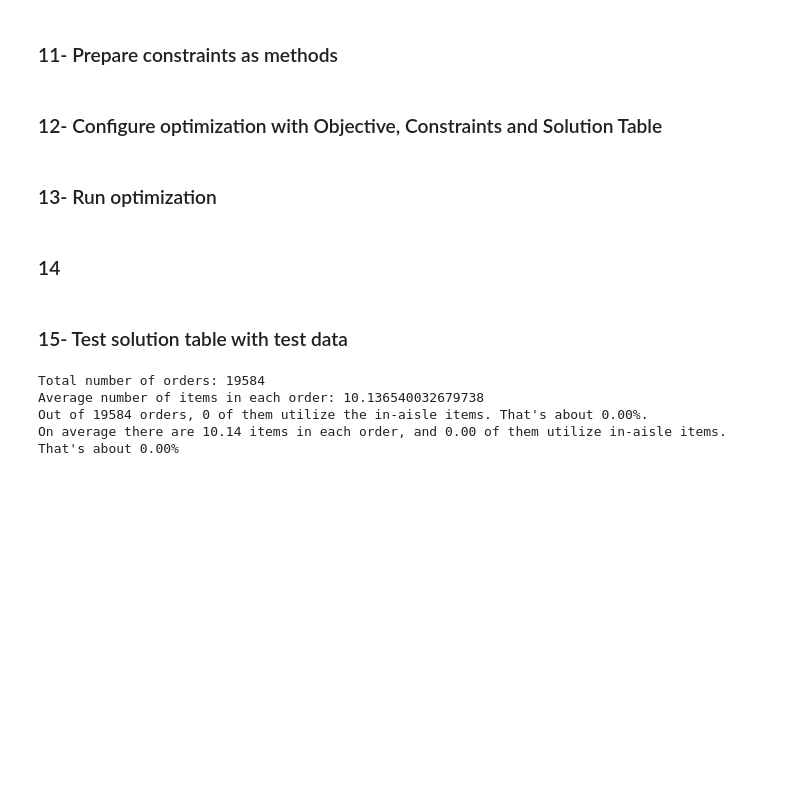
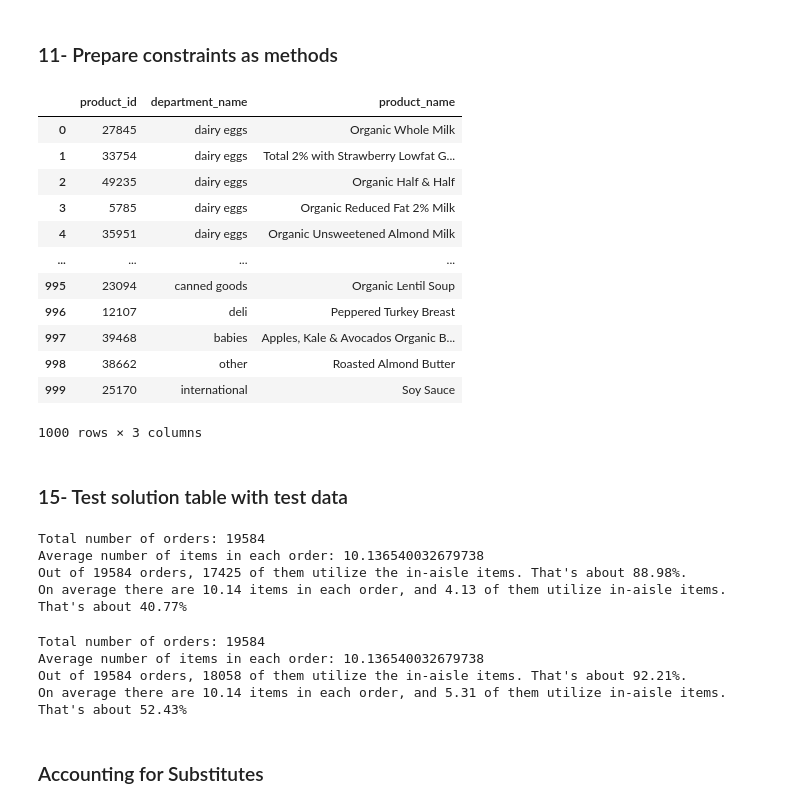
Before and after one commit to visilvestre/mma-datathon-2023, a Jupyter notebook: solution2.ipynb, the cells around one changed output. Drawn from its saved outputs; the diff is of its cells as text; code cells hidden in the pictures; blank space fills up the shorter version.

```diff
--- a/solution2.ipynb
+++ b/solution2.ipynb
@@ -52,6 +49,10 @@ warnings.filterwarnings('ignore')
 mma_test = pd.read_csv('data/processed/to_optimizer/mma_test.csv')
 mma_train = pd.read_csv('data/processed/to_optimizer/mma_train.csv')
 solution_df = pd.read_csv('data/processed/to_optimizer/solution_df.csv')
+# %%
+selected = pd.read_csv('data/results/selections.csv')
+substitutes = pd.read_csv('data/results/substitutes.csv')
+selected_nosubstitute = pd.read_csv('data/results/selections_nosubstitute.csv')
 # %% [markdown]
 ### 10- Prepare objective function as a method
 # %%
@@ -102,12 +103,22 @@ def selections_constraint(df):
         return True
     else:
         return False
-# %% [markdown]
-### 12- Configure optimization with Objective, Constraints and Solution Table
-# %% [markdown]
-### 13- Run optimization
-# %% [markdown]
-### 14
+# %%
+selected
+# %% [output]
+|  | product_id | department_name | product_name |
+| 0 | 27845 | dairy eggs | Organic Whole Milk |
+| 1 | 33754 | dairy eggs | Total 2% with Strawberry Lowfat G... |
+| 2 | 49235 | dairy eggs | Organic Half & Half |
+| 3 | 5785 | dairy eggs | Organic Reduced Fat 2% Milk |
+| 4 | 35951 | dairy eggs | Organic Unsweetened Almond Milk |
+| ... | ... | ... | ... |
+| 995 | 23094 | canned goods | Organic Lentil Soup |
+| 996 | 12107 | deli | Peppered Turkey Breast |
+| 997 | 39468 | babies | Apples, Kale & Avocados Organic B... |
+| 998 | 38662 | other | Roasted Almond Butter |
+| 999 | 25170 | international | Soy Sauce |
+1000 rows × 3 columns
 # %% [markdown]
 ### 15- Test solution table with test data
 # %%
@@ -161,9 +172,18 @@ def test(mma_test, solution_df):
 
     return metric_1, metric_2
 # %%
-metric_1, metric_2 = test(mma_test, solution_df)
+metric_1, metric_2 = test(mma_test, df = selected)
 # %% [output]
 Total number of orders: 19584
 Average number of items in each order: 10.136540032679738
-Out of 19584 orders, 0 of them utilize the in-aisle items. That's about 0.00%.
-On average there are 10.14 items in each order, and 0.00 of them utilize in-aisle items. That's about 0.00%
+Out of 19584 orders, 17425 of them utilize the in-aisle items. That's about 88.98%.
+On average there are 10.14 items in each order, and 4.13 of them utilize in-aisle items. That's about 40.77%
+# %%
+metric_3, metric_4 = test(mma_test, df = selected_nosubstitute)
+# %% [output]
+Total number of orders: 19584
+Average number of items in each order: 10.136540032679738
+Out of 19584 orders, 18058 of them utilize the in-aisle items. That's about 92.21%.
+On average there are 10.14 items in each order, and 5.31 of them utilize in-aisle items. That's about 52.43%
+# %% [markdown]
+### Accounting for Substitutes
```
Also changed, not shown: parts of 5 cells of this notebook, 6 other files.
